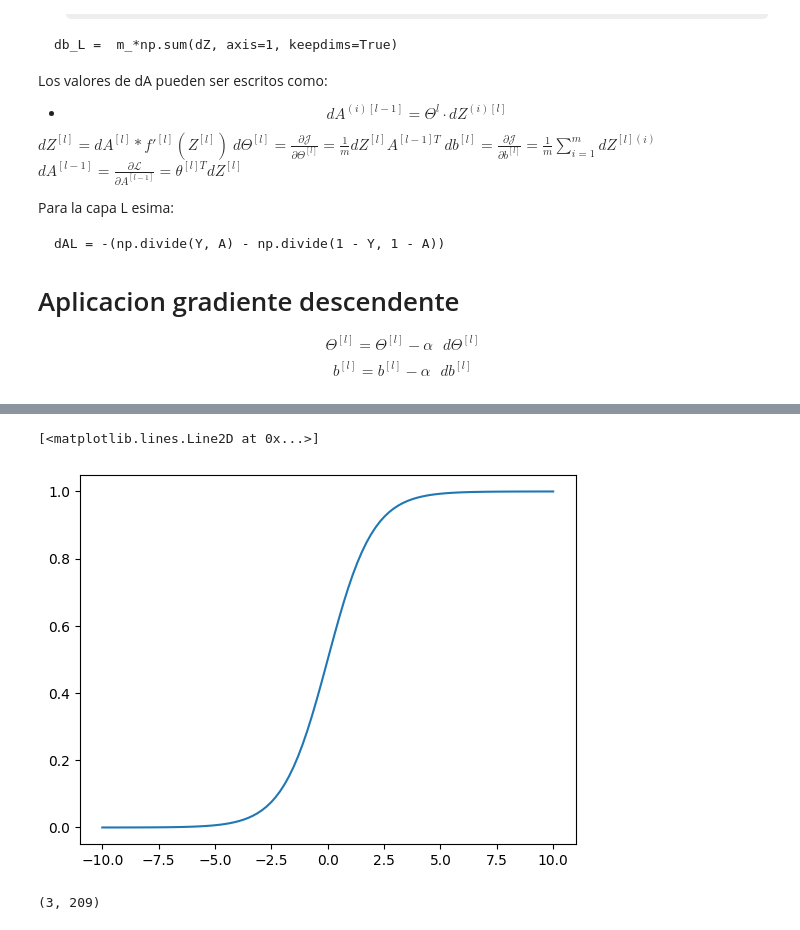
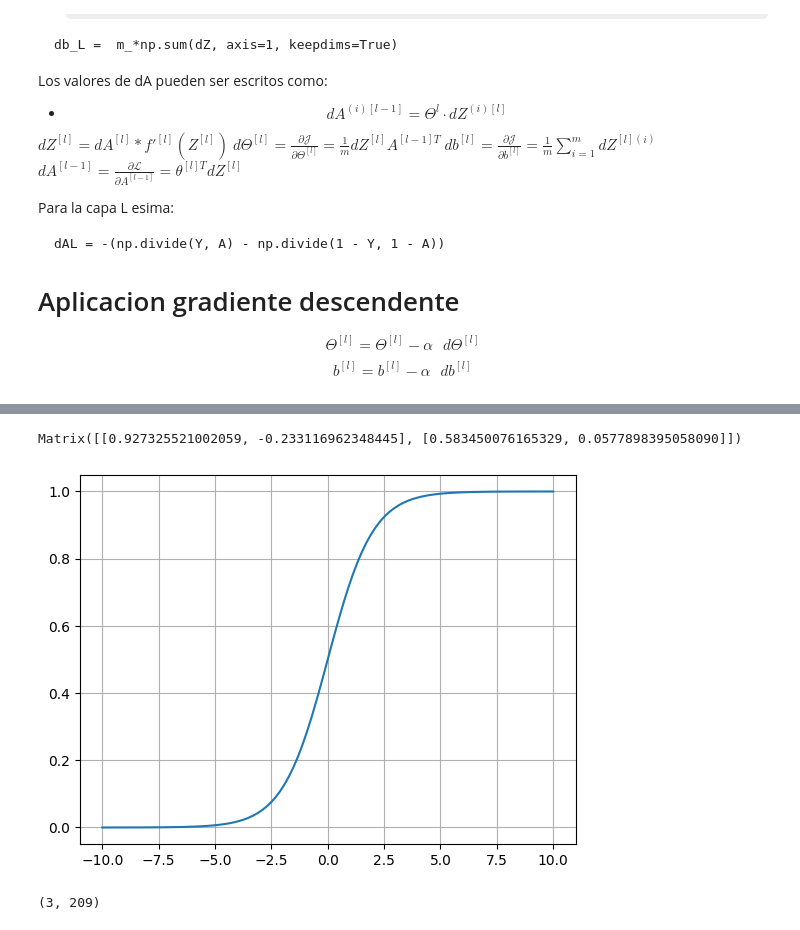
Before and after one commit to CienciaDatosUdea/002_EstudiantesAprendizajeEstadistico, a Jupyter notebook: semestre2025-2/Estudiantes/Sarmiento_8348/Labs/Laboratorio_07_nn_zeroV1_sol.ipynb, the cells around one changed output, grey strips where cells are left out. Drawn from its saved outputs; the diff is of its cells as text; code cells hidden in the pictures; some formulas as TeX source.

```diff
--- a/semestre2025-2/Estudiantes/Sarmiento_8348/Labs/Laboratorio_07_nn_zeroV1_sol.ipynb
+++ b/semestre2025-2/Estudiantes/Sarmiento_8348/Labs/Laboratorio_07_nn_zeroV1_sol.ipynb
@@ -285,32 +425,38 @@ np.random.random??
 # %%
+m = 2*np.random.random((2, 2)) - 1
+
+print(sp.Matrix(m))
+
 class layer_nn():
   def __init__(self, func_act, nn_present, nn_before):
-    np.random.seed(0)
+    np.random.seed(42)
     self.theta = 2*np.random.random((nn_present, nn_before)) - 1
     self.b = 2*np.random.random((nn_present, 1))-1
     self.func_acti = func_act
 
   def output(self, A, Z):
     self.A = A
     self.Z = Z
 
 
 def activation_function(name, x):
   if (name=="sigmoid"):
     f = lambda x: 1/(1+np.exp(-x))
     return f(x)
 
   elif (name=="tanh"):
     f =  lambda x: np.tanh(x)
     return f(x)
   else :
     return "Error"
+
+x = np.linspace(-10, 10, 100)
+plt.plot(x, activation_function("sigmoid", x))
+plt.grid()
+plt.show()
+# %% [output]
+Matrix([[0.927325521002059, -0.233116962348445], [0.583450076165329, 0.0577898395058090]])
+[figure, added]
-# %%
-x = np.linspace(-10, 10, 100)
-plt.plot(x, activation_function("sigmoid", x))
-# %% [output]
-[<matplotlib.lines.Line2D at 0x...>]
-[figure, removed]
 # %%
 nx = 12288
 Topology = [nx,3, 4, 7, 1 ]
```
Also changed, not shown: parts of 13 cells of this notebook, 3 other files.
